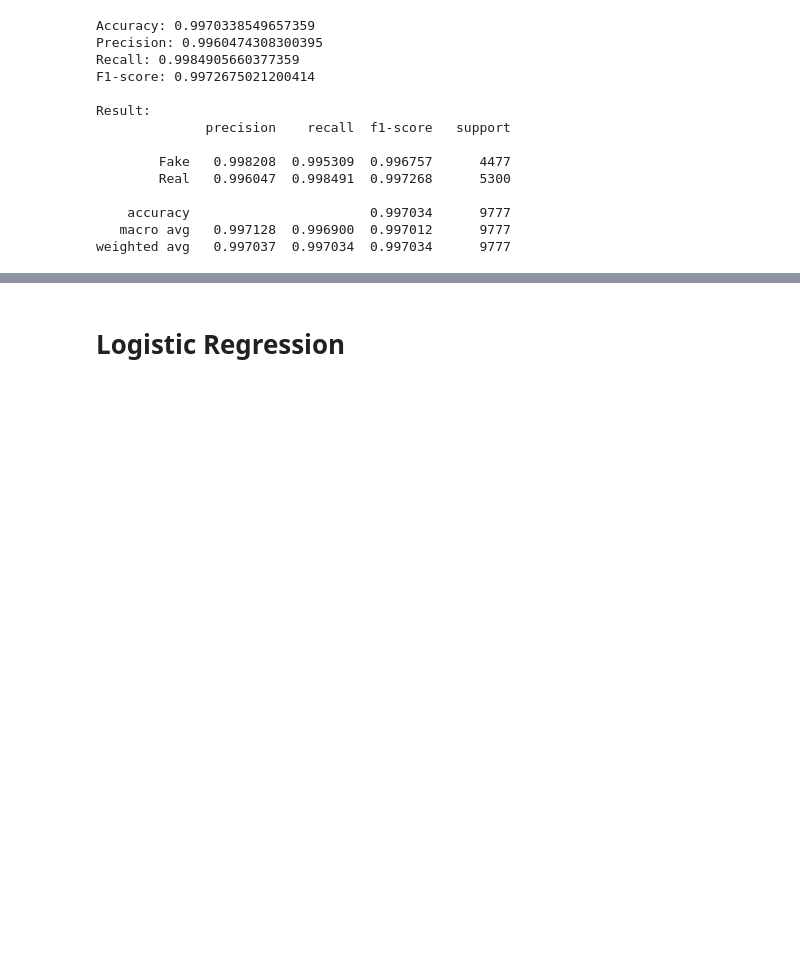
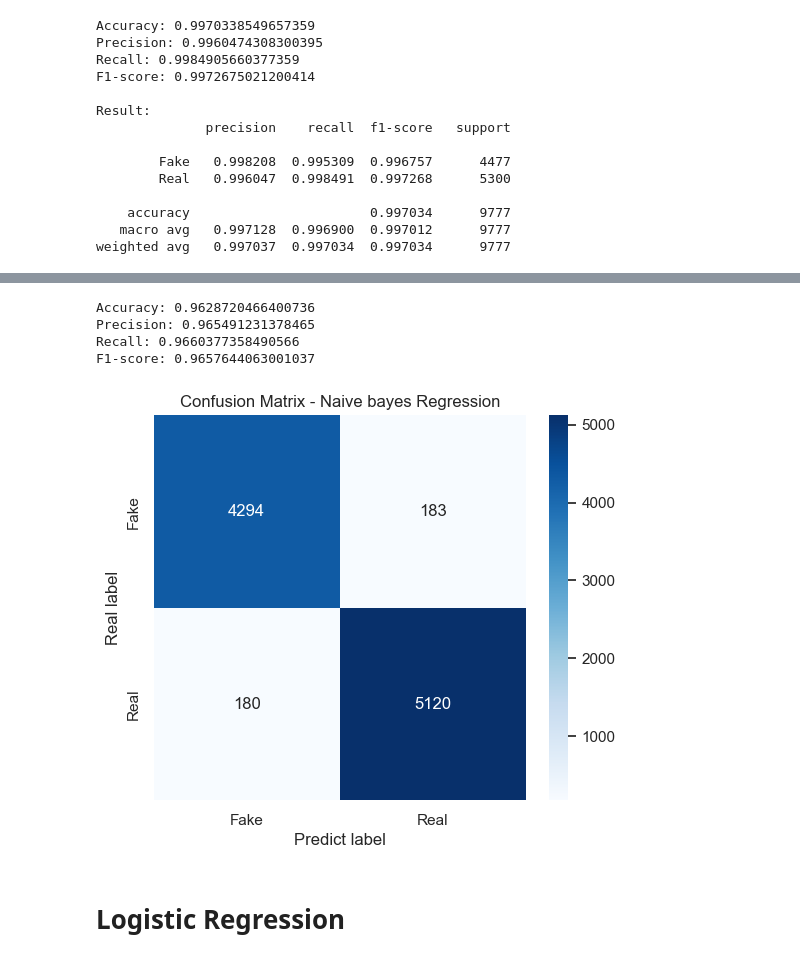
Before and after one commit to dtcls/ML, a Jupyter notebook: Main/FakeNewDetection.ipynb, the cells around one changed output, grey strips where cells are left out. Saved outputs shown, nothing was run; the diff lists cells and outputs as text; code cells hidden in the pictures; blank space fills up the shorter version.

```diff
--- a/Main/FakeNewDetection.ipynb
+++ b/Main/FakeNewDetection.ipynb
@@ -367,3 +837,35 @@ plt.show()
+# %%
+bayes_accuracy = accuracy_score(y_test, y_pred_naive_bayes)
+bayes_precision = precision_score(y_test, y_pred_naive_bayes, zero_division=0)
+bayes_recall = recall_score(y_test, y_pred_naive_bayes, zero_division=0)
+bayes_f1 = f1_score(y_test, y_pred_naive_bayes, zero_division=0)
+
+print("Accuracy:", bayes_accuracy)
+print("Precision:", bayes_precision)
+print("Recall:", bayes_recall)
+print("F1-score:", bayes_f1)
+
+cm_bayes = confusion_matrix(y_test, y_pred_naive_bayes)
+
+plt.figure(figsize=(6, 5))
+sns.heatmap(
+    cm_bayes,
+    annot=True,
+    fmt="d",
+    cmap="Blues",
+    xticklabels=["Fake", "Real"],
+    yticklabels=["Fake", "Real"]
+)
+plt.title("Confusion Matrix - Naive bayes Regression")
+plt.xlabel("Predict label")
+plt.ylabel("Real label")
+plt.show()
+# %% [output]
+Accuracy: 0.9628720466400736
+Precision: 0.965491231378465
+Recall: 0.9660377358490566
+F1-score: 0.9657644063001037
+[figure, added]
 # %% [markdown]
 # Logistic Regression
 # %%
```
Also changed, not shown: parts of 34 cells of this notebook.
